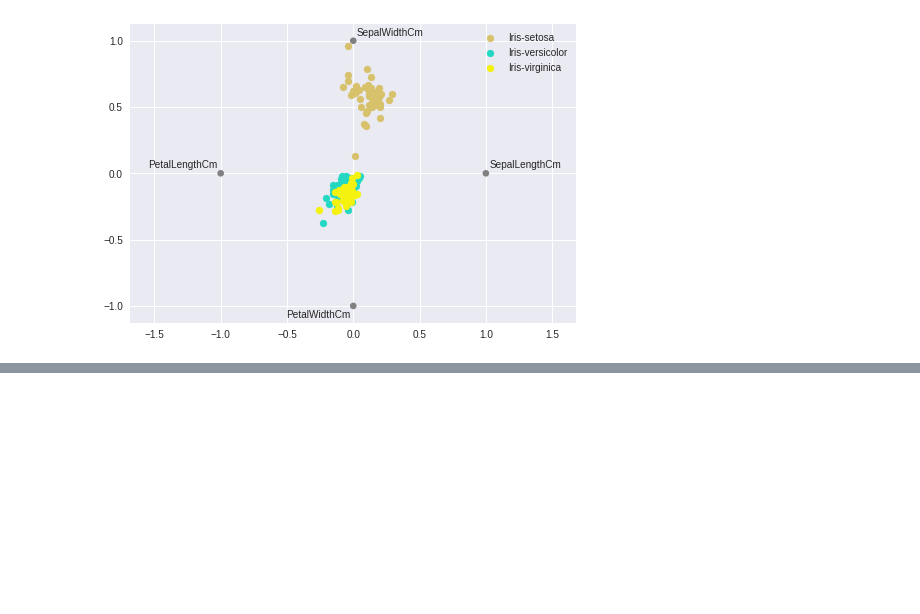
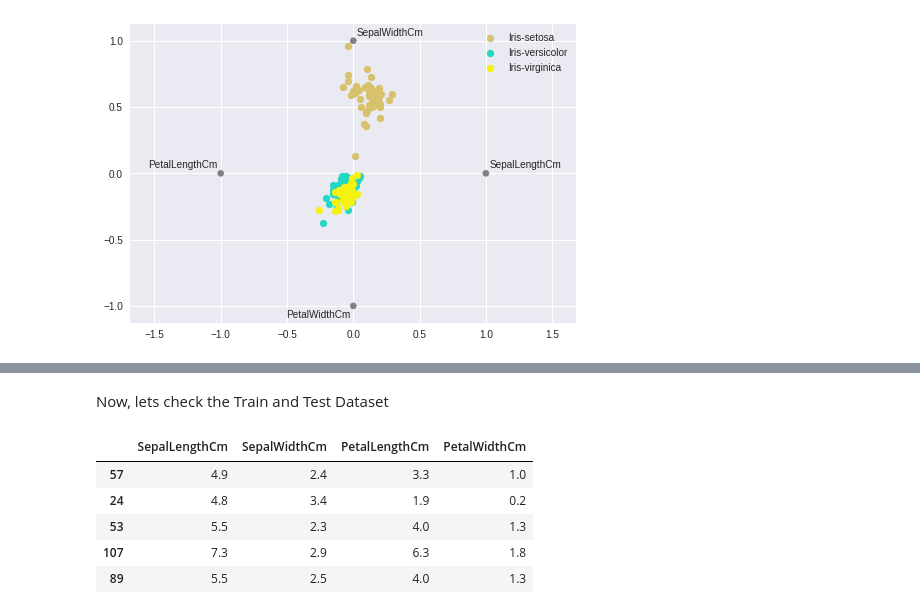
Before and after one commit to adityaadarsh/Iris-Exploratory-Data-Analysis-With-Machine-Learning, a Jupyter notebook: iris_notebook.ipynb, the cells around one changed output, grey strips where cells are left out. Drawn from its saved outputs; the diff is of its cells as text; code cells hidden in the pictures; blank space fills up the shorter version.

```diff
--- a/iris_notebook.ipynb
+++ b/iris_notebook.ipynb
@@ -225,0 +249,16 @@ Hope you have enjoyed. Regards - Nilay
+# %%
+train_X = train[['SepalLengthCm','SepalWidthCm','PetalLengthCm','PetalWidthCm']]# taking the training data features
+train_y=train.Species # output of our training data
+test_X= test[['SepalLengthCm','SepalWidthCm','PetalLengthCm','PetalWidthCm']] # taking test data features
+test_y =test.Species   #output value of test data
+# %% [markdown]
+Now, lets check the Train and Test Dataset
+# %%
+train_X.head()
+# %% [output]
+|  | SepalLengthCm | SepalWidthCm | PetalLengthCm | PetalWidthCm |
+| 57 | 4.9 | 2.4 | 3.3 | 1.0 |
+| 24 | 4.8 | 3.4 | 1.9 | 0.2 |
+| 53 | 5.5 | 2.3 | 4.0 | 1.3 |
+| 107 | 7.3 | 2.9 | 6.3 | 1.8 |
+| 89 | 5.5 | 2.5 | 4.0 | 1.3 |
```
Also changed, not shown: parts of 22 cells of this notebook.
